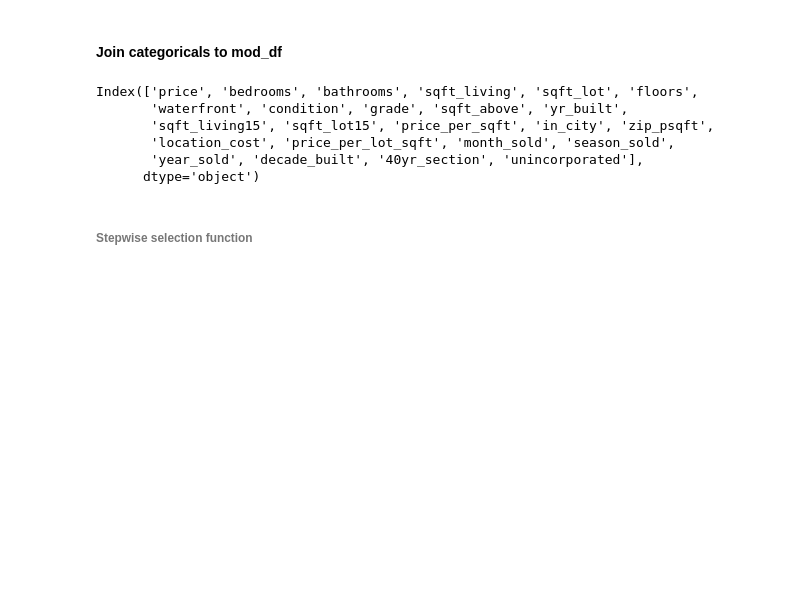
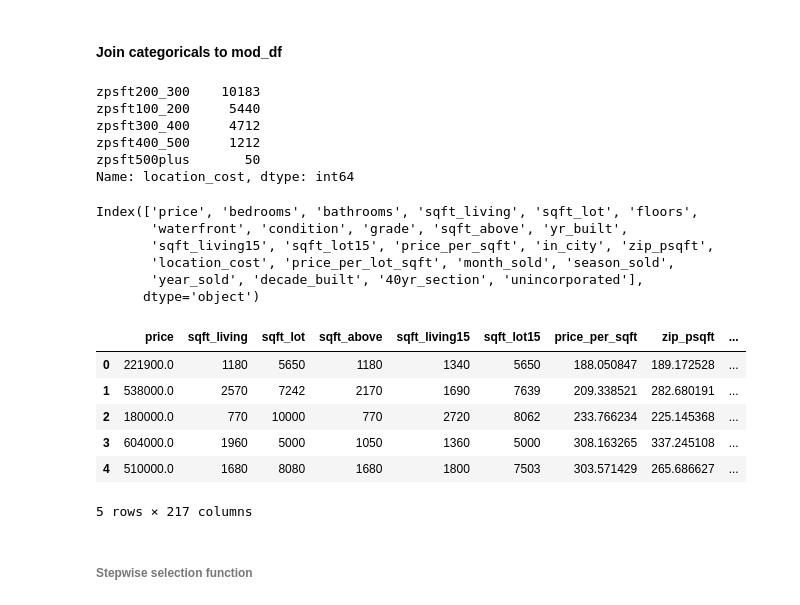
Before and after one commit to Luv2bnanook44/phase_2_project_quanggang, a Jupyter notebook: notebooks/jamie_notebook.ipynb, the cells around one changed output. Cells and saved outputs as stored; diff of their text form; code cells hidden in the pictures; blank space fills up the shorter version.

```diff
--- a/notebooks/jamie_notebook.ipynb
+++ b/notebooks/jamie_notebook.ipynb
@@ -765,0 +819,5 @@ months.describe()
+# %%
+lc_series = pd.Series(df['location_cost']).astype('category')
+
+# Can concat to original data frame
+lc = pd.get_dummies(lc_series, drop_first=True)
@@ -765,0 +826,6 @@ months.describe()
+# %%
+inc_series = pd.Series(df['unincorporated']).astype('category')
+
+# Can concat to original data frame
+inc = pd.get_dummies(inc_series, prefix='inc', drop_first=True)
+inc.head()
@@ -766,5 +839,14 @@ months.describe()
 # %% [markdown]
 #### Join categoricals to mod_df
+# %%
+mod_df.location_cost.value_counts()
+# %% [output]
+zpsft200_300    10183
+zpsft100_200     5440
+zpsft300_400     4712
+zpsft400_500     1212
+zpsft500plus       50
+Name: location_cost, dtype: int64
 # %%
 mod_df.columns
 # %% [output]
@@ -779,3 +866,13 @@ continuous = mod_df[['price', '']]
+# %%
+mod_df.head()
+# %% [output]
+|  | price | sqft_living | sqft_lot | sqft_above | sqft_living15 | sqft_lot15 | price_per_sqft | zip_psqft | ... |
+| 0 | 221900.0 | 1180 | 5650 | 1180 | 1340 | 5650 | 188.050847 | 189.172528 | ... |
+| 1 | 538000.0 | 2570 | 7242 | 2170 | 1690 | 7639 | 209.338521 | 282.680191 | ... |
+| 2 | 180000.0 | 770 | 10000 | 770 | 2720 | 8062 | 233.766234 | 225.145368 | ... |
+| 3 | 604000.0 | 1960 | 5000 | 1050 | 1360 | 5000 | 308.163265 | 337.245108 | ... |
+| 4 | 510000.0 | 1680 | 8080 | 1680 | 1800 | 7503 | 303.571429 | 265.686627 | ... |
+5 rows × 217 columns
 # %% [markdown]
 ###### Stepwise selection function
 # %%
```
Also changed, not shown: parts of 23 cells of this notebook.
